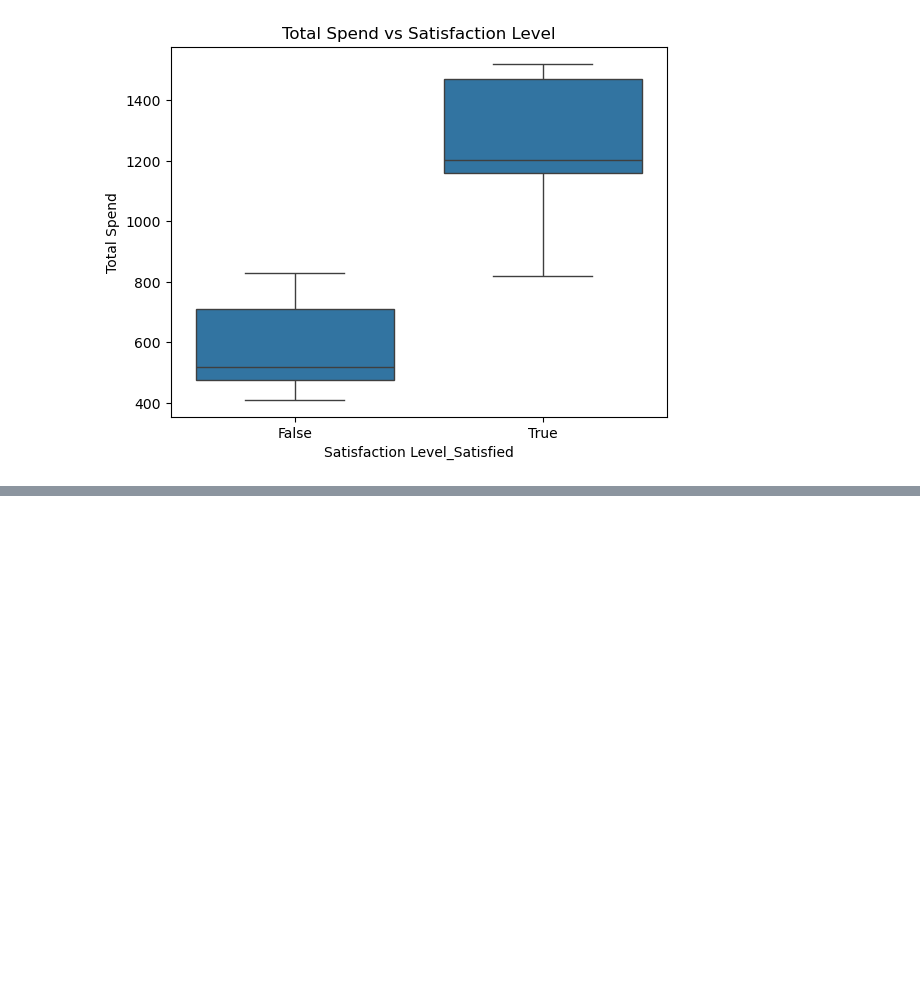
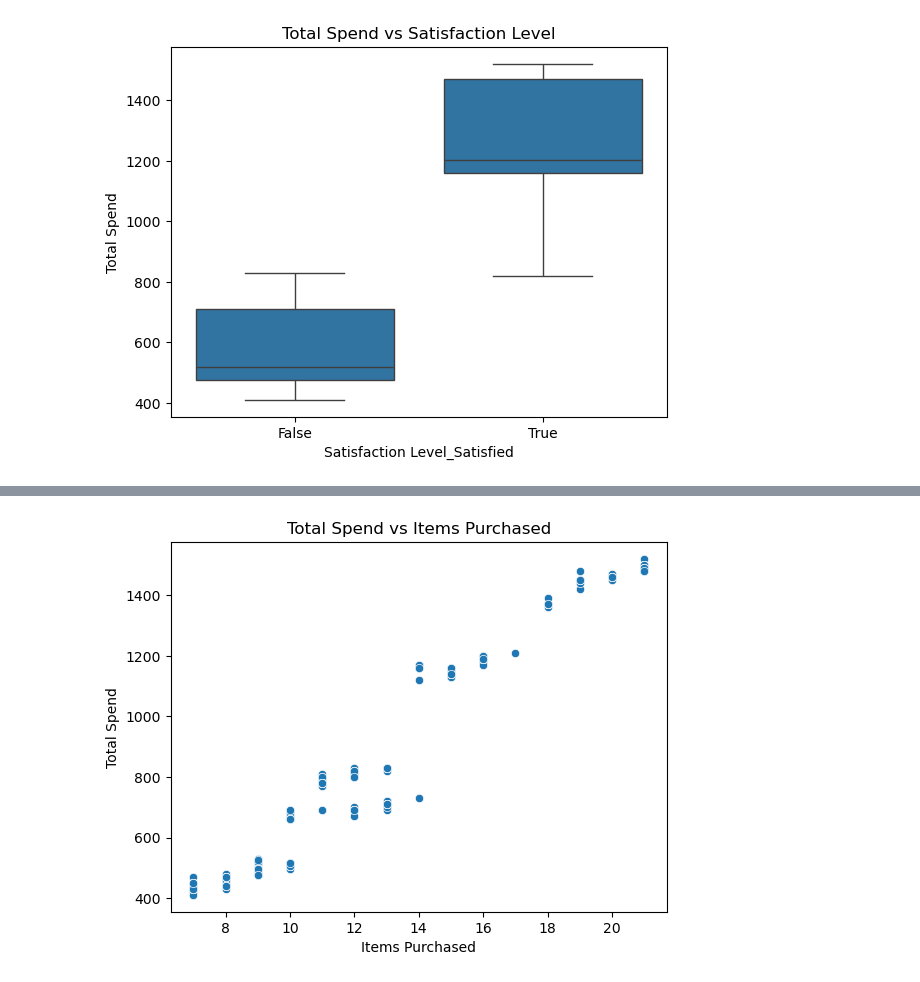
Before and after one commit to Rashi990/IS4116_BIS_Assignment, a Jupyter notebook: notebooks/data_analysis.ipynb, the cells around one changed output, grey strips where cells are left out. Cells and saved outputs as stored; diff of their text form; code cells hidden in the pictures; blank space fills up the shorter version.

```diff
--- a/notebooks/data_analysis.ipynb
+++ b/notebooks/data_analysis.ipynb
@@ -142,0 +152,9 @@ plt.show()
+# %%
+# Scatter plot for Total Spend vs Items Purchased
+sns.scatterplot(x=df['Items Purchased'], y=df['Total Spend'])
+plt.title('Total Spend vs Items Purchased')
+plt.xlabel('Items Purchased')
+plt.ylabel('Total Spend')
+plt.show()
+# %% [output]
+[figure, added]
```
Also changed, not shown: parts of 6 cells of this notebook.
